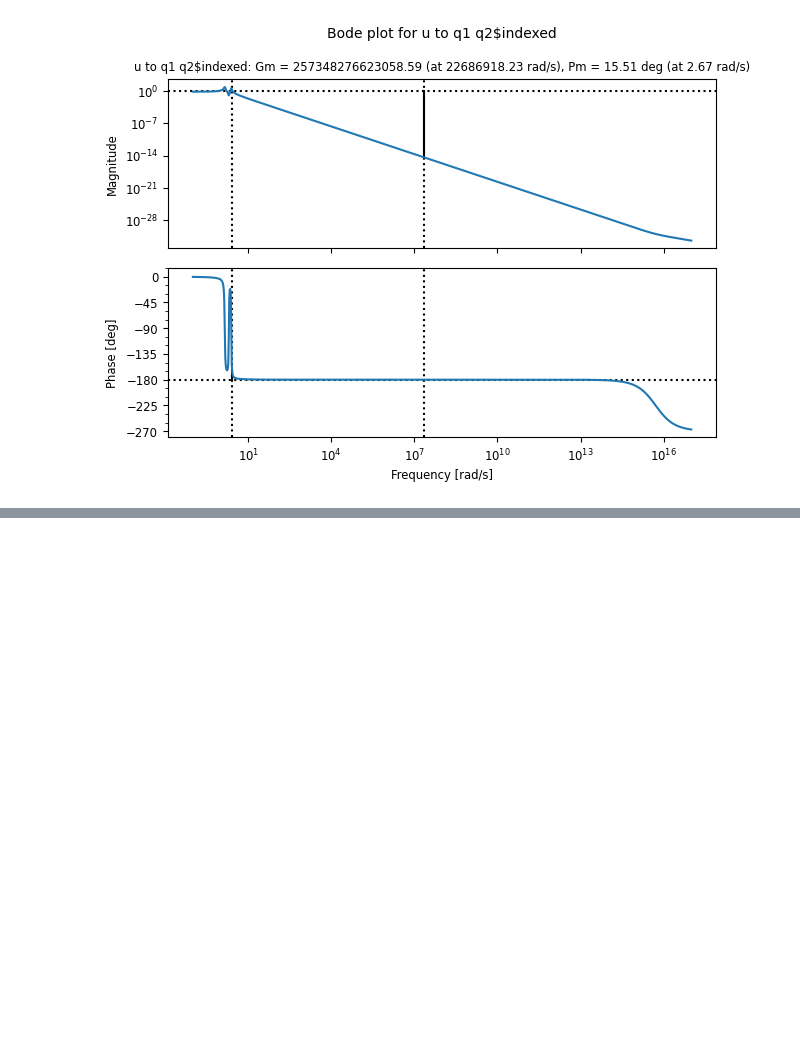
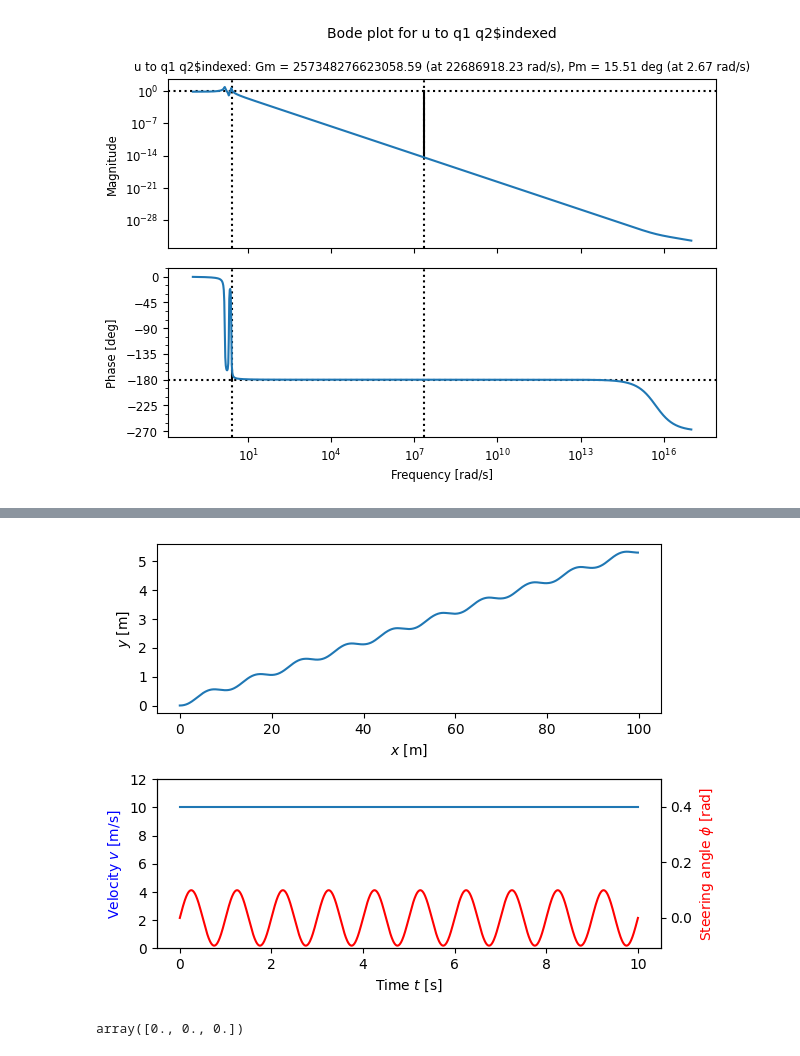
Before and after one commit to prajapati-incontrol/vica, a Jupyter notebook: simulations/tutorials/ct_py_tutorials.ipynb, the cells around one changed output, grey strips where cells are left out. Saved outputs shown, nothing was run; the diff lists cells and outputs as text; code cells hidden in the pictures; blank space fills up the shorter version.

Commit message:
nonlinear system added

```diff
--- a/simulations/tutorials/ct_py_tutorials.ipynb
+++ b/simulations/tutorials/ct_py_tutorials.ipynb
@@ -232,0 +401,40 @@ array([[0.99009901],
+# %%
+# open loop simulation
+
+# define the time interval that we want to use for the simulation
+timepts = np.linspace(0,10,1000)
+
+# define the inputs
+U = [
+    10 * np.ones_like(timepts),
+    0.1 * np.sin(timepts * 2 * np.pi)
+]
+
+# simulate the system dynamics, starting from the origin
+response = ct.input_output_response(vehicle, timepts, U, 0)
+time, outputs, inputs = response.time, response.outputs, response.inputs
+# %%
+# Create a figure to plot the results
+fig, ax = plt.subplots(2, 1)
+
+# Plot the results in the xy plane
+ax[0].plot(outputs[0], outputs[1])
+ax[0].set_xlabel("$x$ [m]")
+ax[0].set_ylabel("$y$ [m]")
+
+# Plot the inputs
+ax[1].plot(timepts, U[0])
+ax[1].set_ylim(0, 12)
+ax[1].set_xlabel("Time $t$ [s]")
+ax[1].set_ylabel("Velocity $v$ [m/s]")
+ax[1].yaxis.label.set_color('blue')
+
+rightax = ax[1].twinx()       # Create an axis in the right
+rightax.plot(timepts, U[1], color='red')
+rightax.set_ylim(None, 0.5)
+rightax.set_ylabel(r"Steering angle $\phi$ [rad]")
+rightax.yaxis.label.set_color('red')
+
+fig.tight_layout()
+# %% [output]
+[figure, added]
@@ -232,0 +448,7 @@ array([[0.99009901],
+# %%
+# check the eigenvalues of the open loop system
+np.linalg.eigvals(linsys.A)
+# we see that all values are zero, corresponding to a single integrator in the x (longitudinal) direction
+# and a double integrator in the y (lateral) direction.
+# %% [output]
+array([0., 0., 0.])
```
Also changed, not shown: parts of 9 cells of this notebook.
